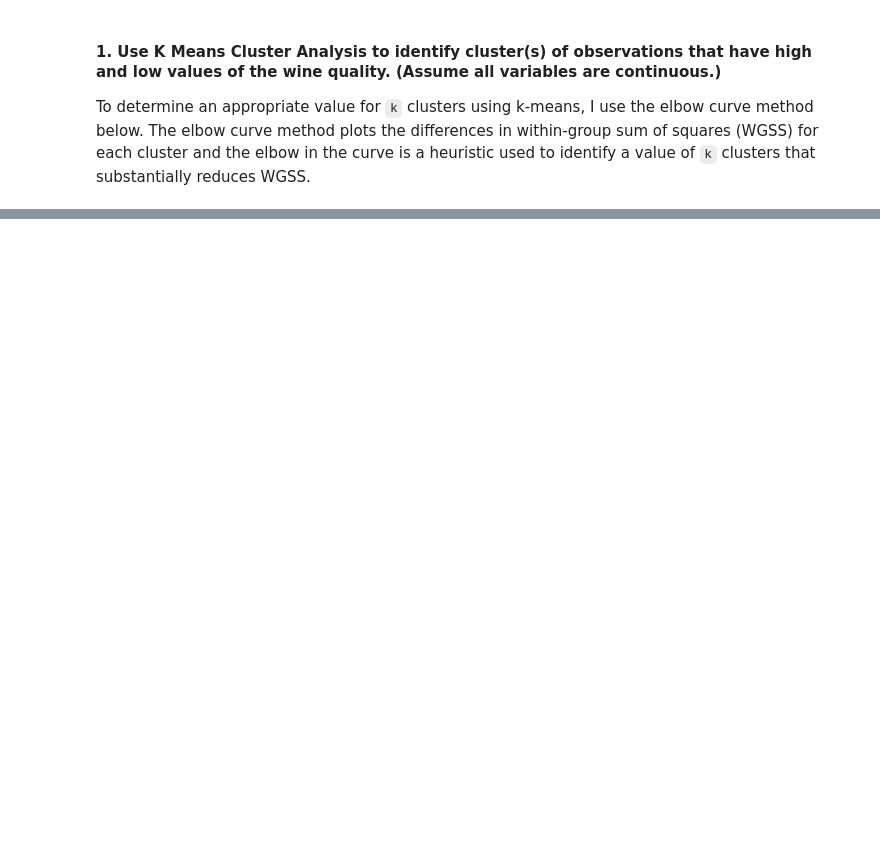
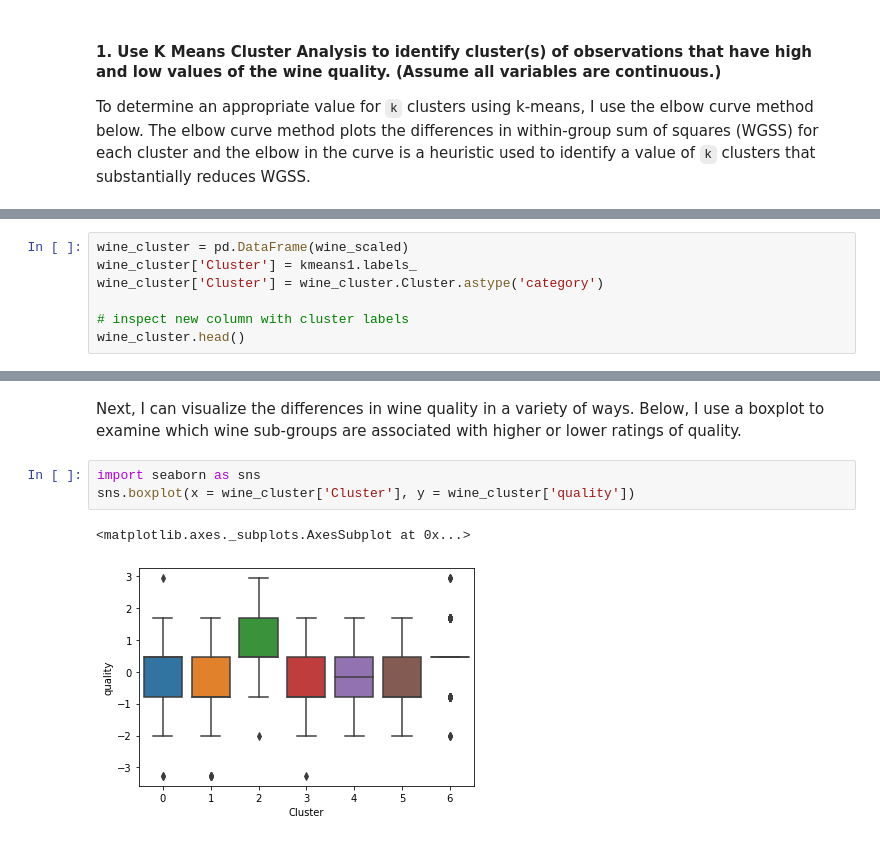
Before and after one commit to gzlupko/gr5073_ML, a Jupyter notebook: hw_assignments/hw3.ipynb, the cells around one changed output, grey strips where cells are left out. Cells and saved outputs as stored; diff of their text form; blank space fills up the shorter version.

```diff
--- a/hw_assignments/hw3.ipynb
+++ b/hw_assignments/hw3.ipynb
@@ -73,0 +106,7 @@ Text(0.5, 1.0, 'Elbow curve')
+# %%
+wine_cluster = pd.DataFrame(wine_scaled)
+wine_cluster['Cluster'] = kmeans1.labels_
+wine_cluster['Cluster'] = wine_cluster.Cluster.astype('category')
+
+# inspect new column with cluster labels
+wine_cluster.head()
@@ -73,0 +120,8 @@ Text(0.5, 1.0, 'Elbow curve')
+# %% [markdown]
+Next, I can visualize the differences in wine quality in a variety of ways. Below, I use a boxplot to examine which wine sub-groups are associated with higher or lower ratings of quality.
+# %%
+import seaborn as sns
+sns.boxplot(x = wine_cluster['Cluster'], y = wine_cluster['quality'])
+# %% [output]
+<matplotlib.axes._subplots.AxesSubplot at 0x...>
+[figure, added]
```
Also changed, not shown: parts of 9 cells of this notebook.
